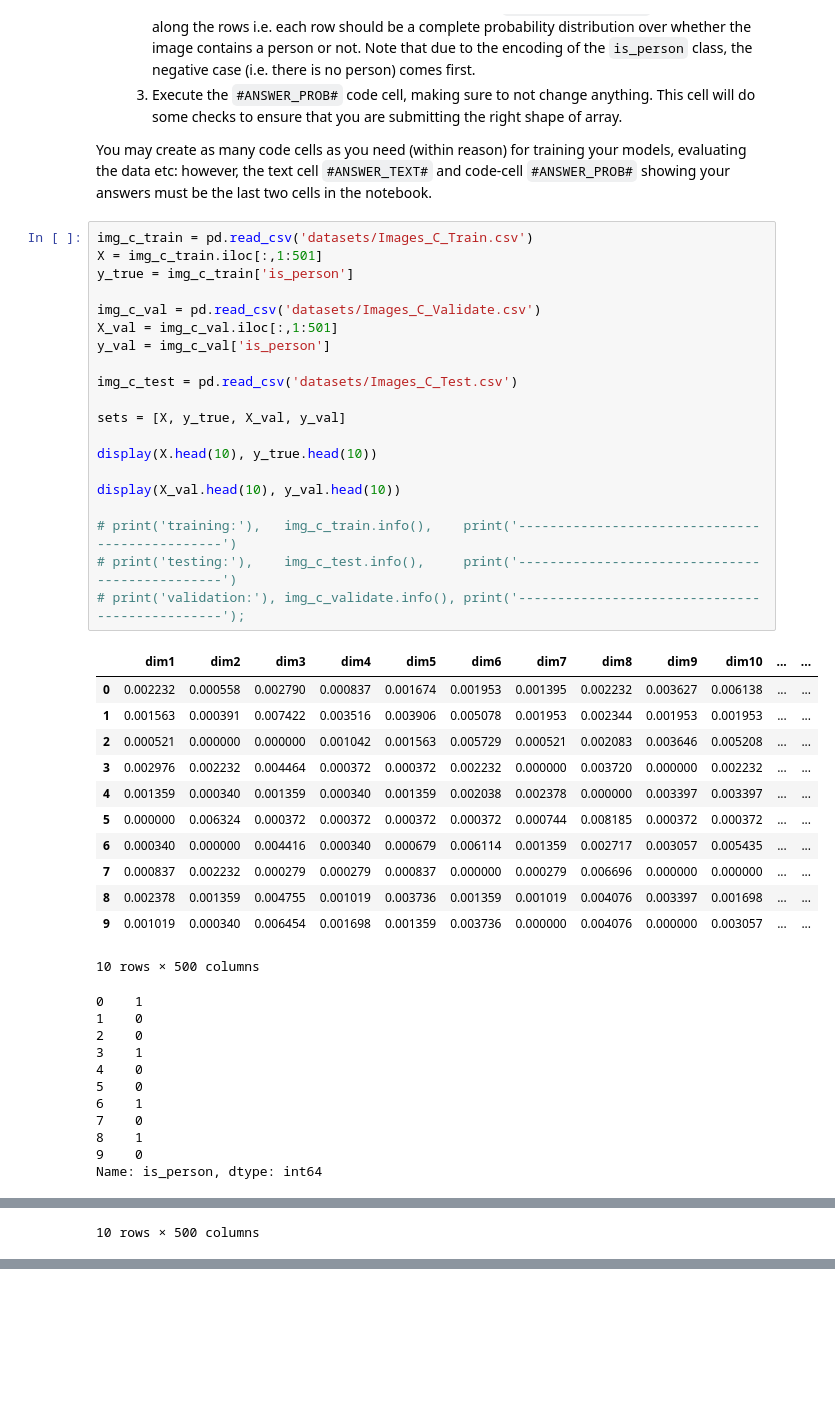
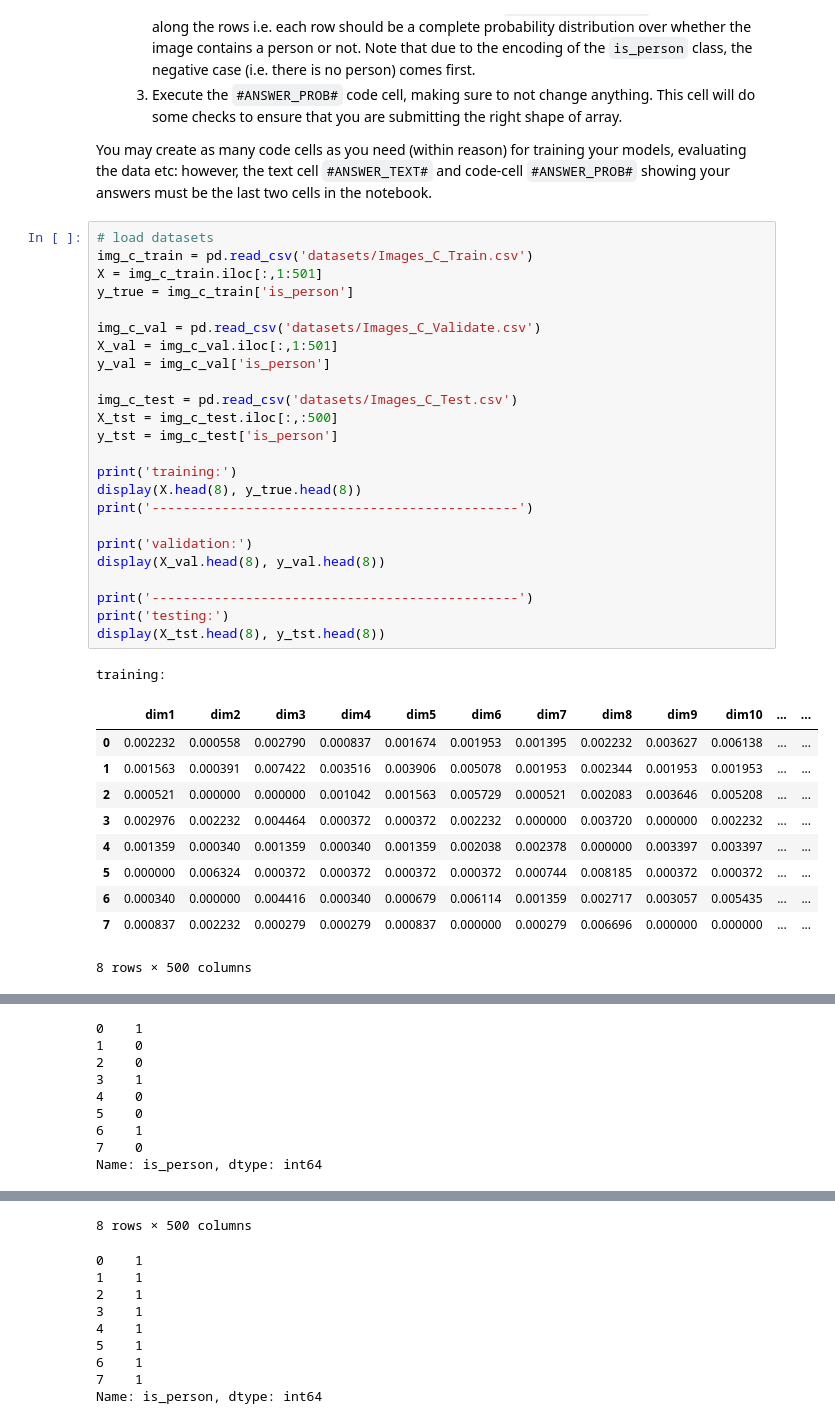
Before and after one commit to JMaio/iaml2018, a Jupyter notebook: Assignments/03_B_MiniChallenge.ipynb, the cells around one changed output, grey strips where cells are left out. Saved outputs shown, nothing was run; the diff lists cells and outputs as text; blank space fills up the shorter version.

```diff
--- a/Assignments/03_B_MiniChallenge.ipynb
+++ b/Assignments/03_B_MiniChallenge.ipynb
@@ -140,46 +143,38 @@ You have to submit the following:
 
 You may create as many code cells as you need (within reason) for training your models, evaluating the data etc: however, the text cell `#ANSWER_TEXT#` and code-cell `#ANSWER_PROB#` showing your answers must be the last two cells in the notebook.
 # %%
+# load datasets
 img_c_train = pd.read_csv('datasets/Images_C_Train.csv')
 X = img_c_train.iloc[:,1:501]
 y_true = img_c_train['is_person']
 
 img_c_val = pd.read_csv('datasets/Images_C_Validate.csv')
 X_val = img_c_val.iloc[:,1:501]
 y_val = img_c_val['is_person']
 
 img_c_test = pd.read_csv('datasets/Images_C_Test.csv')
+X_tst = img_c_test.iloc[:,:500]
+y_tst = img_c_test['is_person']
 
-sets = [X, y_true, X_val, y_val]
+print('training:')
+display(X.head(8), y_true.head(8))
+print('-----------------------------------------------')
 
-display(X.head(10), y_true.head(10))
+print('validation:')
+display(X_val.head(8), y_val.head(8))
 
-display(X_val.head(10), y_val.head(10))
-
-# print('training:'),   img_c_train.info(),    print('-----------------------------------------------')
-# print('testing:'),    img_c_test.info(),     print('-----------------------------------------------')
-# print('validation:'), img_c_validate.info(), print('-----------------------------------------------');
+print('-----------------------------------------------')
+print('testing:')
+display(X_tst.head(8), y_tst.head(8))
 # %% [output]
+training:
 |  | dim1 | dim2 | dim3 | dim4 | dim5 | dim6 | dim7 | dim8 | dim9 | dim10 | ... | ... |
 | 0 | 0.002232 | 0.000558 | 0.002790 | 0.000837 | 0.001674 | 0.001953 | 0.001395 | 0.002232 | 0.003627 | 0.006138 | ... | ... |
 | 1 | 0.001563 | 0.000391 | 0.007422 | 0.003516 | 0.003906 | 0.005078 | 0.001953 | 0.002344 | 0.001953 | 0.001953 | ... | ... |
 | 2 | 0.000521 | 0.000000 | 0.000000 | 0.001042 | 0.001563 | 0.005729 | 0.000521 | 0.002083 | 0.003646 | 0.005208 | ... | ... |
 | 3 | 0.002976 | 0.002232 | 0.004464 | 0.000372 | 0.000372 | 0.002232 | 0.000000 | 0.003720 | 0.000000 | 0.002232 | ... | ... |
 | 4 | 0.001359 | 0.000340 | 0.001359 | 0.000340 | 0.001359 | 0.002038 | 0.002378 | 0.000000 | 0.003397 | 0.003397 | ... | ... |
 | 5 | 0.000000 | 0.006324 | 0.000372 | 0.000372 | 0.000372 | 0.000372 | 0.000744 | 0.008185 | 0.000372 | 0.000372 | ... | ... |
 | 6 | 0.000340 | 0.000000 | 0.004416 | 0.000340 | 0.000679 | 0.006114 | 0.001359 | 0.002717 | 0.003057 | 0.005435 | ... | ... |
 | 7 | 0.000837 | 0.002232 | 0.000279 | 0.000279 | 0.000837 | 0.000000 | 0.000279 | 0.006696 | 0.000000 | 0.000000 | ... | ... |
-| 8 | 0.002378 | 0.001359 | 0.004755 | 0.001019 | 0.003736 | 0.001359 | 0.001019 | 0.004076 | 0.003397 | 0.001698 | ... | ... |
-| 9 | 0.001019 | 0.000340 | 0.006454 | 0.001698 | 0.001359 | 0.003736 | 0.000000 | 0.004076 | 0.000000 | 0.003057 | ... | ... |
-10 rows × 500 columns
-0    1
-1    0
-2    0
-3    1
-4    0
-5    0
-6    1
-7    0
-8    1
-9    0
-Name: is_person, dtype: int64
+8 rows × 500 columns
@@ -197 +181,9 @@ Name: is_person, dtype: int64
-10 rows × 500 columns
+0    1
+1    0
+2    0
+3    1
+4    0
+5    0
+6    1
+7    0
+Name: is_person, dtype: int64
@@ -208,0 +201,10 @@ Name: is_person, dtype: int64
+8 rows × 500 columns
+0    1
+1    1
+2    1
+3    1
+4    1
+5    1
+6    1
+7    1
+Name: is_person, dtype: int64
```
Also changed, not shown: parts of 15 cells of this notebook.
